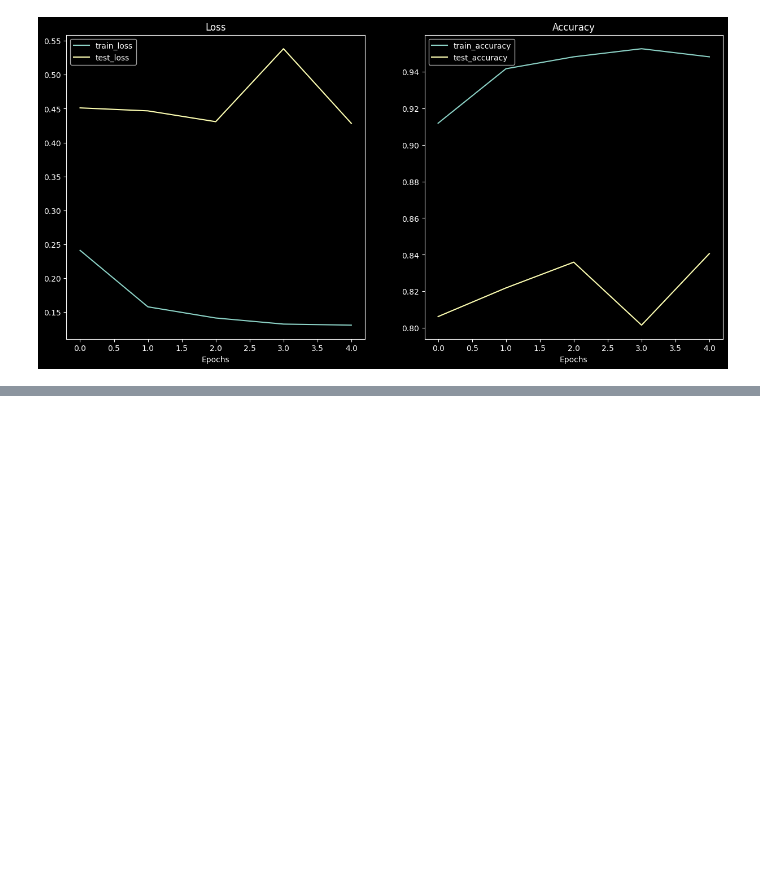
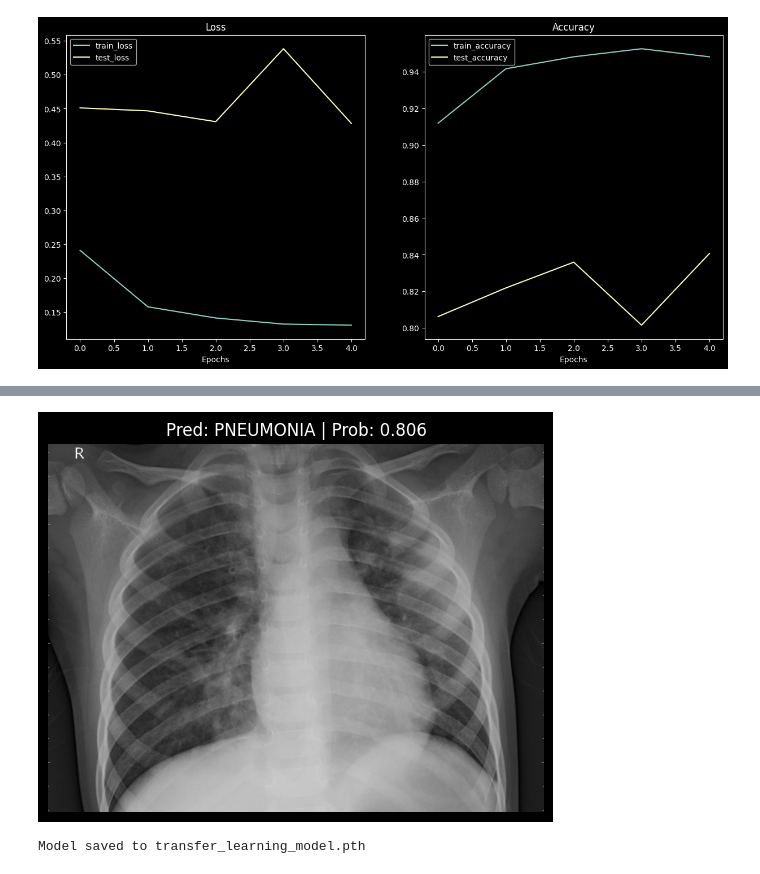
Before and after one commit to Harsh-Prajapati54/Medical_X, a Jupyter notebook: Medical_X.ipynb, the cells around one changed output, grey strips where cells are left out. Drawn from its saved outputs; the diff is of its cells as text; code cells hidden in the pictures; blank space fills up the shorter version.

```diff
--- a/Medical_X.ipynb
+++ b/Medical_X.ipynb
@@ -524,0 +530,24 @@ RuntimeError: output with shape [1, 224, 224] doesn't match the broadcast shape
+# %%
+custom_image_path = "data/Pneumonia data/test/PNEUMONIA/person3_virus_15.jpeg"
+
+pred_and_plot_image(model=model,
+                    image_path=custom_image_path,
+                    class_names=class_names)
+# %% [output]
+[figure, added]
+# %%
+# Save the model
+MODEL_SAVE_PATH = 'transfer_learning_model.pth'
+
+# Save complete checkpoint
+torch.save({
+    'epoch': 5,
+    'model_state_dict': model.state_dict(),
+    'train_acc': 0.9480,
+    'test_acc': 0.8406,
+    'class_names': class_names  # Also save class names
+}, MODEL_SAVE_PATH)
+
+print(f"Model saved to {MODEL_SAVE_PATH}")
+# %% [output]
+Model saved to transfer_learning_model.pth
```
Also changed, not shown: parts of 3 cells of this notebook.
